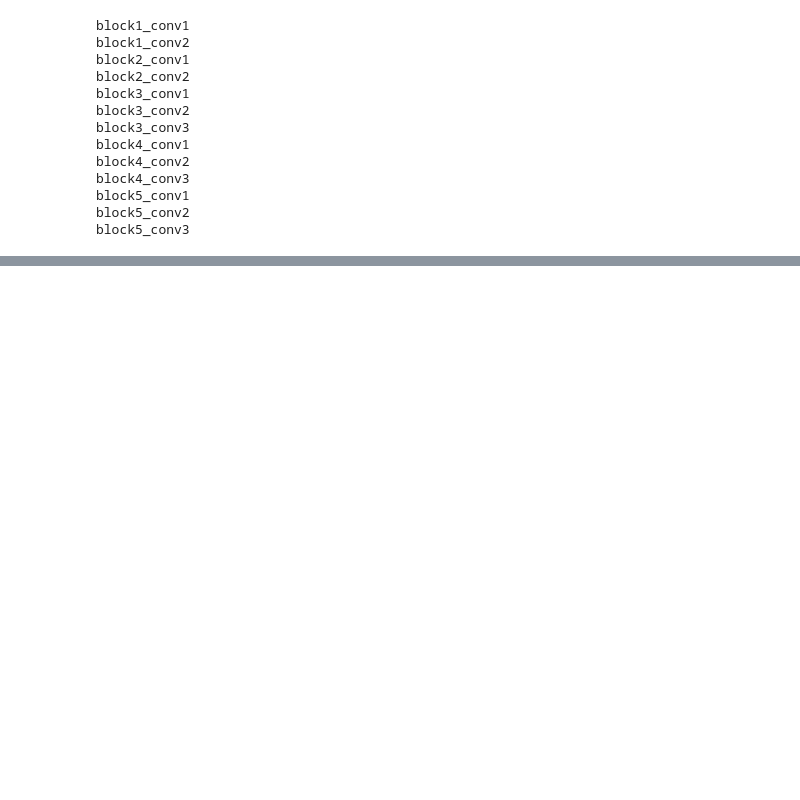
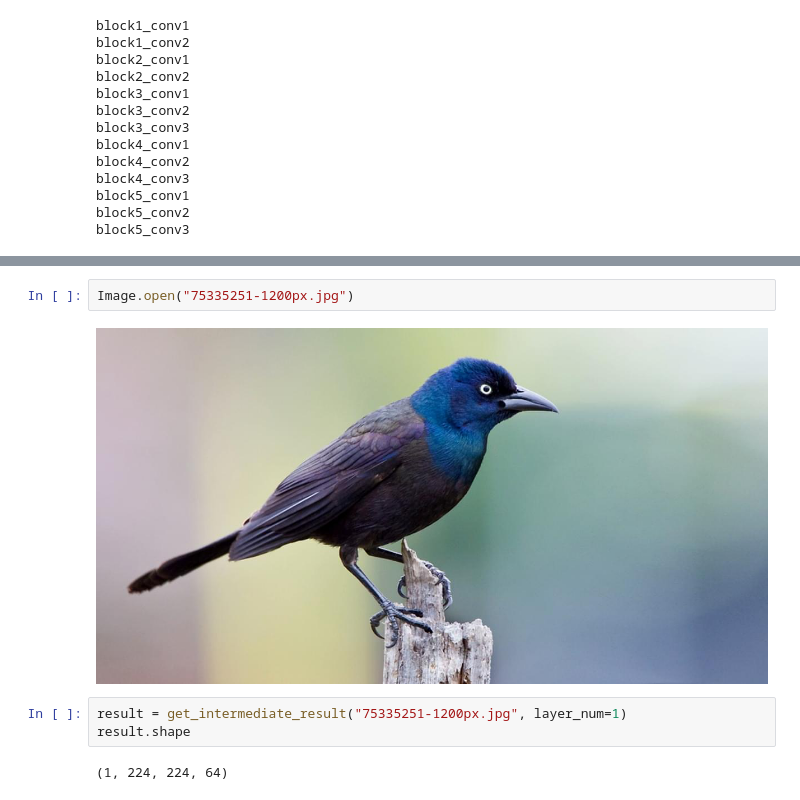
Before and after one commit to shivam-kotwalia/data-science-project, a Jupyter notebook: Visualize_CNN.ipynb, the cells around one changed output, grey strips where cells are left out. Cells and saved outputs as stored; diff of their text form; blank space fills up the shorter version.

```diff
--- a/Visualize_CNN.ipynb
+++ b/Visualize_CNN.ipynb
@@ -106,0 +157,9 @@ block5_conv3
+# %%
+Image.open("75335251-1200px.jpg")
+# %% [output]
+[figure, added]
+# %%
+result = get_intermediate_result("75335251-1200px.jpg", layer_num=1)
+result.shape
+# %% [output]
+(1, 224, 224, 64)
```
Also changed, not shown: parts of 8 cells of this notebook.
